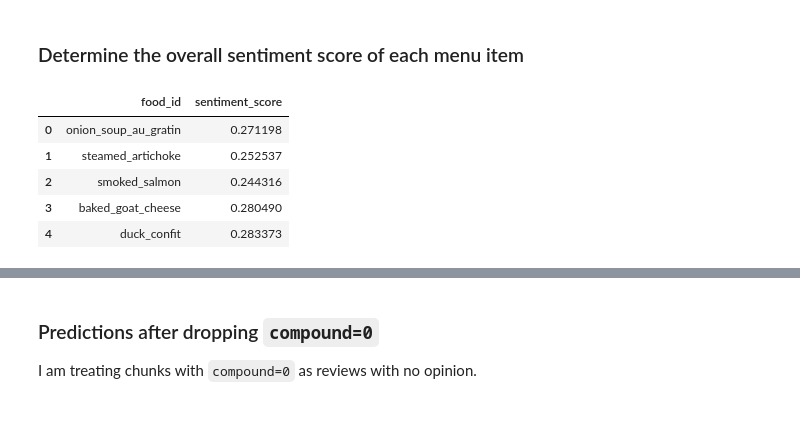
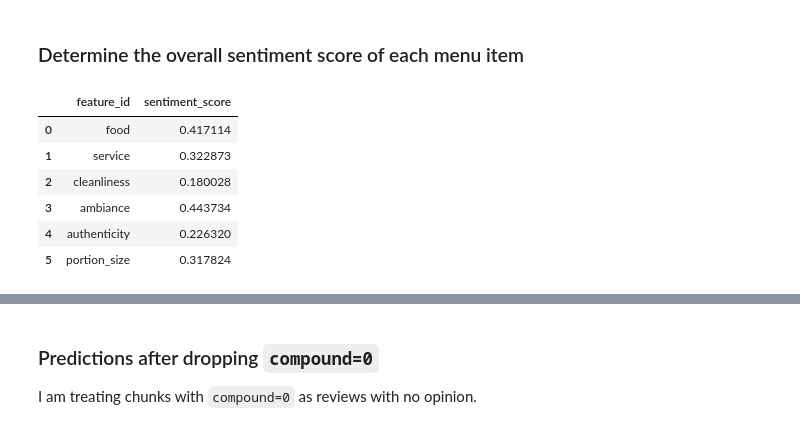
Before and after one commit to rkkwan/rating-yelp-features, a Jupyter notebook: code/05.3-rating-features.ipynb, the cells around one changed output, grey strips where cells are left out. Cells and saved outputs as stored; diff of their text form; code cells hidden in the pictures.

```diff
--- a/code/05.3-rating-features.ipynb
+++ b/code/05.3-rating-features.ipynb
@@ -242,5 +244,8 @@ food_chunks = {food_id : [] for food_id in menu['id'] }
 # %%
 %%time
+
+# Instantiate features chunks list
+features_chunks = {feature_id : [] for feature_id in features['id'] }
 
 nrows = len(mon_ami_gabi)
 # each review
@@ -251,14 +256,14 @@ for i, review in mon_ami_gabi.iterrows():
 
     # each sentence
     for sentence in review['text'].split('.'):
-        # each menu item
-        for _, item in menu.iterrows():
-            # each food variation
+        # each feature item
+        for _, item in features.iterrows():
+            # each feature variation
             for variation in item['variations']:
-                # get sentence fragment if sentence contains food item
+                # get sentence fragment if sentence contains feature item
                 if variation in sentence:
                     chunks = get_chunks(sentence, variation, 7, 7)
-                    food_chunks[item['id']].append(chunks)
+                    features_chunks[item['id']].append(chunks)
                     break
 # %% [output]
 Parsing 7900/7968 reviews
@@ -267,8 +272,8 @@ Wall time: 7min 4s
 # %% [markdown]
 #### Drop any empty lists
 # %%
-for k,v in food_chunks.items():
-    food_chunks[k] = [c for c in v if c]
+for k,v in features_chunks.items():
+    features_chunks[k] = [c for c in v if c]
 # %%
 def flatten(superlist):
     '''
@@ -293,5 +298,5 @@ def flatten(superlist):
 # %%
 # Flatten each food's list of chunks
-food_chunks2 = {food_id : flatten(chunks) for food_id, chunks in food_chunks.items()}
+features_chunks2 = {feature_id : flatten(chunks) for feature_id, chunks in features_chunks.items()}
 # %%
 # save for later
@@ -343,14 +347,14 @@ A sentence can be **objective** (has no opinion: "I ordered the onion soup"), or
 # %% [markdown]
 ### Predictions without dropping `compound=0`
 # %%
-food_sentiments = {}
+features_sentiments = {}
 
-for food_id, chunks in food_chunks2.items():
+for feature_id, chunks in features_chunks2.items():
     # Run sentiment analyzer if item has chunks, otherwise default to 0
     if len(chunks) > 0:
-        food_sentiments[food_id] = get_sentiments(chunks)['compound'].mean()
+        features_sentiments[feature_id] = get_sentiments(chunks)['compound'].mean()
     else:
-        food_sentiments[food_id] = np.nan
+        features_sentiments[feature_id] = np.nan
 # %% [markdown]
 ### Convert Sentiment Score to Stars
 
@@ -414,14 +418,15 @@ def rescale_to_stars(scores, lower = -1, upper = 1):
 # %% [markdown]
 ### Determine the overall sentiment score of each menu item
 # %%
-sentiment_df = pd.DataFrame(list(zip(food_sentiments.keys(), food_sentiments.values())), columns = ['food_id', 'sentiment_score'])
-sentiment_df.head()
+sentiment_df = pd.DataFrame(list(zip(features_sentiments.keys(), features_sentiments.values())), columns = ['feature_id', 'sentiment_score'])
+sentiment_df
 # %% [output]
-|  | food_id | sentiment_score |
-| 0 | onion_soup_au_gratin | 0.271198 |
-| 1 | steamed_artichoke | 0.252537 |
-| 2 | smoked_salmon | 0.244316 |
-| 3 | baked_goat_cheese | 0.280490 |
-| 4 | duck_confit | 0.283373 |
+|  | feature_id | sentiment_score |
+| 0 | food | 0.417114 |
+| 1 | service | 0.322873 |
+| 2 | cleanliness | 0.180028 |
+| 3 | ambiance | 0.443734 |
+| 4 | authenticity | 0.226320 |
+| 5 | portion_size | 0.317824 |
 # %%
 sentiment_df['stars_pred'] = sentiment_df['sentiment_score'].apply(lambda score : transform_to_stars(score))
```
Also changed, not shown: parts of 72 cells of this notebook, 12 other files.
